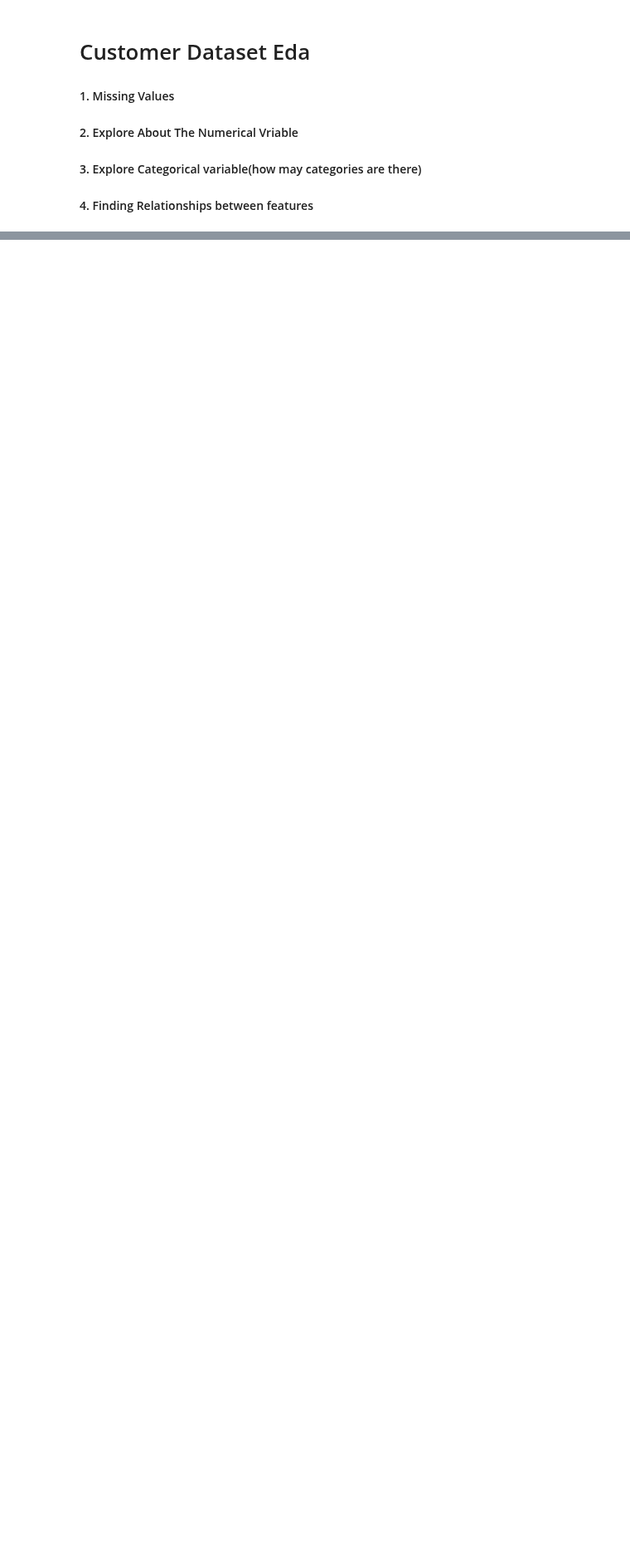
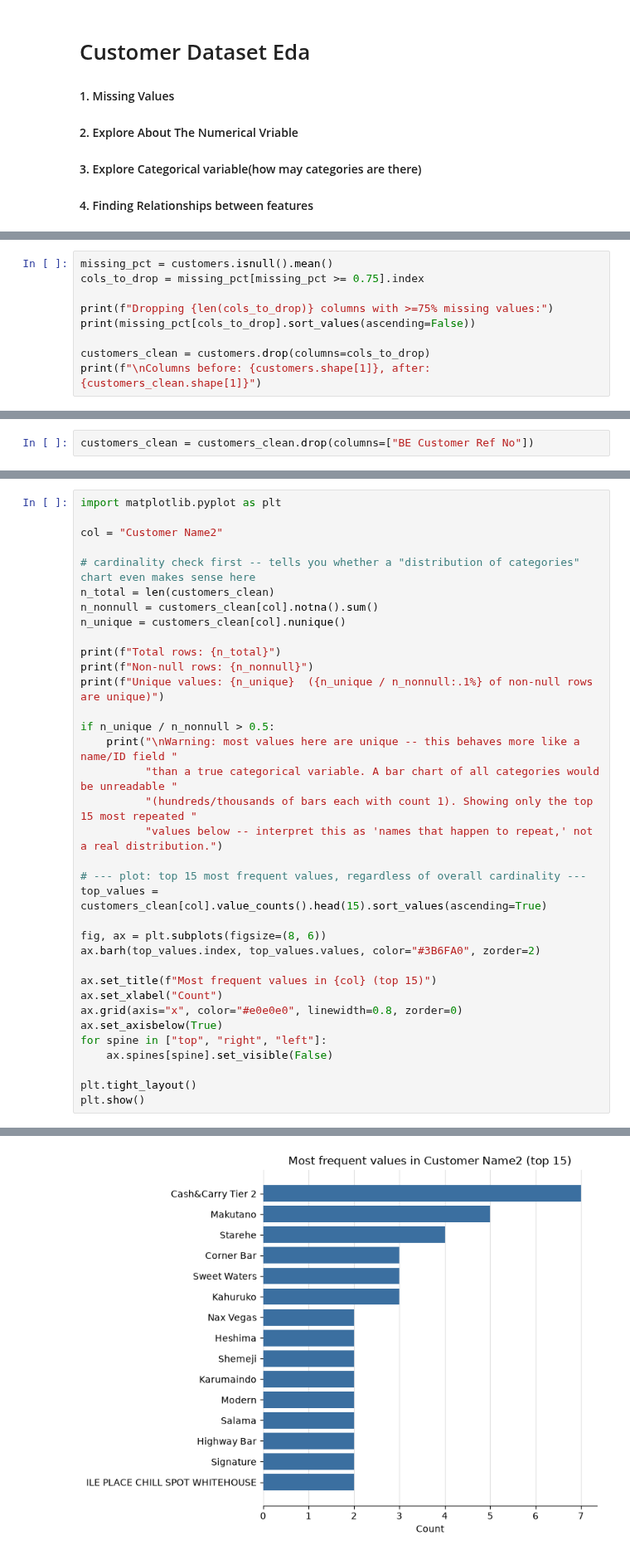
Before and after one commit to JeshurunMuchugi/Eabl-Project, a Jupyter notebook: EDA Notebooks/CustomerData EABL eda.ipynb, the cells around one changed output, grey strips where cells are left out. Shown at 83% size. Cells and saved outputs as stored; diff of their text form; blank space fills up the shorter version.

```diff
--- a/EDA Notebooks/CustomerData EABL eda.ipynb
+++ b/EDA Notebooks/CustomerData EABL eda.ipynb
@@ -68,0 +101,9 @@ customers_clean["Price Group"].value_counts()
+# %%
+missing_pct = customers.isnull().mean()
+cols_to_drop = missing_pct[missing_pct >= 0.75].index
+
+print(f"Dropping {len(cols_to_drop)} columns with >=75% missing values:")
+print(missing_pct[cols_to_drop].sort_values(ascending=False))
+
+customers_clean = customers.drop(columns=cols_to_drop)
+print(f"\nColumns before: {customers.shape[1]}, after: {customers_clean.shape[1]}")
@@ -72,0 +237,2 @@ customers_clean["Outstanding Balance"].isnull().sum()
+# %%
+customers_clean = customers_clean.drop(columns=["BE Customer Ref No"])
@@ -76,0 +314,36 @@ customers_clean[customers_clean["Outstanding Balance"].isna()]
+# %%
+import matplotlib.pyplot as plt
+
+col = "Customer Name2"
+
+# cardinality check first -- tells you whether a "distribution of categories" chart even makes sense here
+n_total = len(customers_clean)
+n_nonnull = customers_clean[col].notna().sum()
+n_unique = customers_clean[col].nunique()
+
+print(f"Total rows: {n_total}")
+print(f"Non-null rows: {n_nonnull}")
+print(f"Unique values: {n_unique}  ({n_unique / n_nonnull:.1%} of non-null rows are unique)")
+
+if n_unique / n_nonnull > 0.5:
+    print("\nWarning: most values here are unique -- this behaves more like a name/ID field "
+          "than a true categorical variable. A bar chart of all categories would be unreadable "
+          "(hundreds/thousands of bars each with count 1). Showing only the top 15 most repeated "
+          "values below -- interpret this as 'names that happen to repeat,' not a real distribution.")
+
+# --- plot: top 15 most frequent values, regardless of overall cardinality ---
+top_values = customers_clean[col].value_counts().head(15).sort_values(ascending=True)
+
+fig, ax = plt.subplots(figsize=(8, 6))
+ax.barh(top_values.index, top_values.values, color="#3B6FA0", zorder=2)
+
+ax.set_title(f"Most frequent values in {col} (top 15)")
+ax.set_xlabel("Count")
+ax.grid(axis="x", color="#e0e0e0", linewidth=0.8, zorder=0)
+ax.set_axisbelow(True)
+for spine in ["top", "right", "left"]:
+    ax.spines[spine].set_visible(False)
+
+plt.tight_layout()
+plt.show()
+# %% [output]
@@ -76,0 +355 @@ customers_clean[customers_clean["Outstanding Balance"].isna()]
+[figure, added]
```
Also changed, not shown: parts of 95 cells of this notebook, 1 other file.
